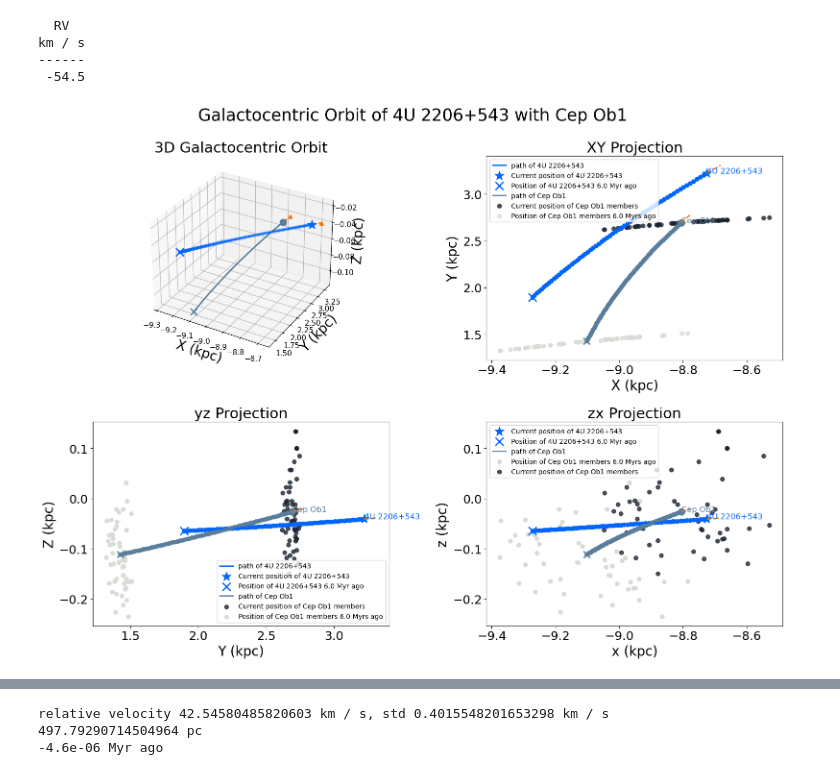
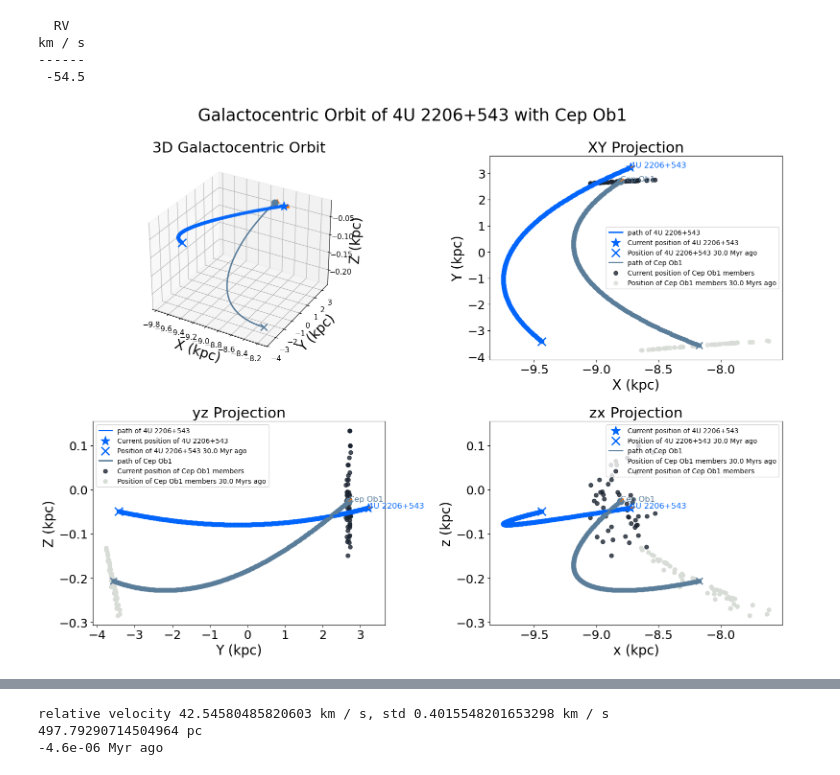
Before and after one commit to MantisShrimp2/Thesis-HMXB, a Jupyter notebook: Code/4U2206+54.ipynb, the cells around one changed output, grey strips where cells are left out. Saved outputs shown, nothing was run; the diff lists cells and outputs as text; code cells hidden in the pictures.

```diff
--- a/Code/4U2206+54.ipynb
+++ b/Code/4U2206+54.ipynb
@@ -165,6 +163,6 @@ km / s
 ------
  -54.5
 # %%
-GalacticTraceback(star_2206,int_time=-6.0).plot_in_galactocentric(star_2206,cluster=cep_ob1_params,cluster_members=cep_ob1_members,figname=None,savefig=False)
+GalacticTraceback(star_2206,int_time=-30.0).plot_in_galactocentric(star_2206,cluster=cep_ob1_params,cluster_members=cep_ob1_members,figname=None,savefig=False)
 # %% [output]
-[figure, old version]
+[figure, new version]
```
Also changed, not shown: parts of 16 cells of this notebook.
